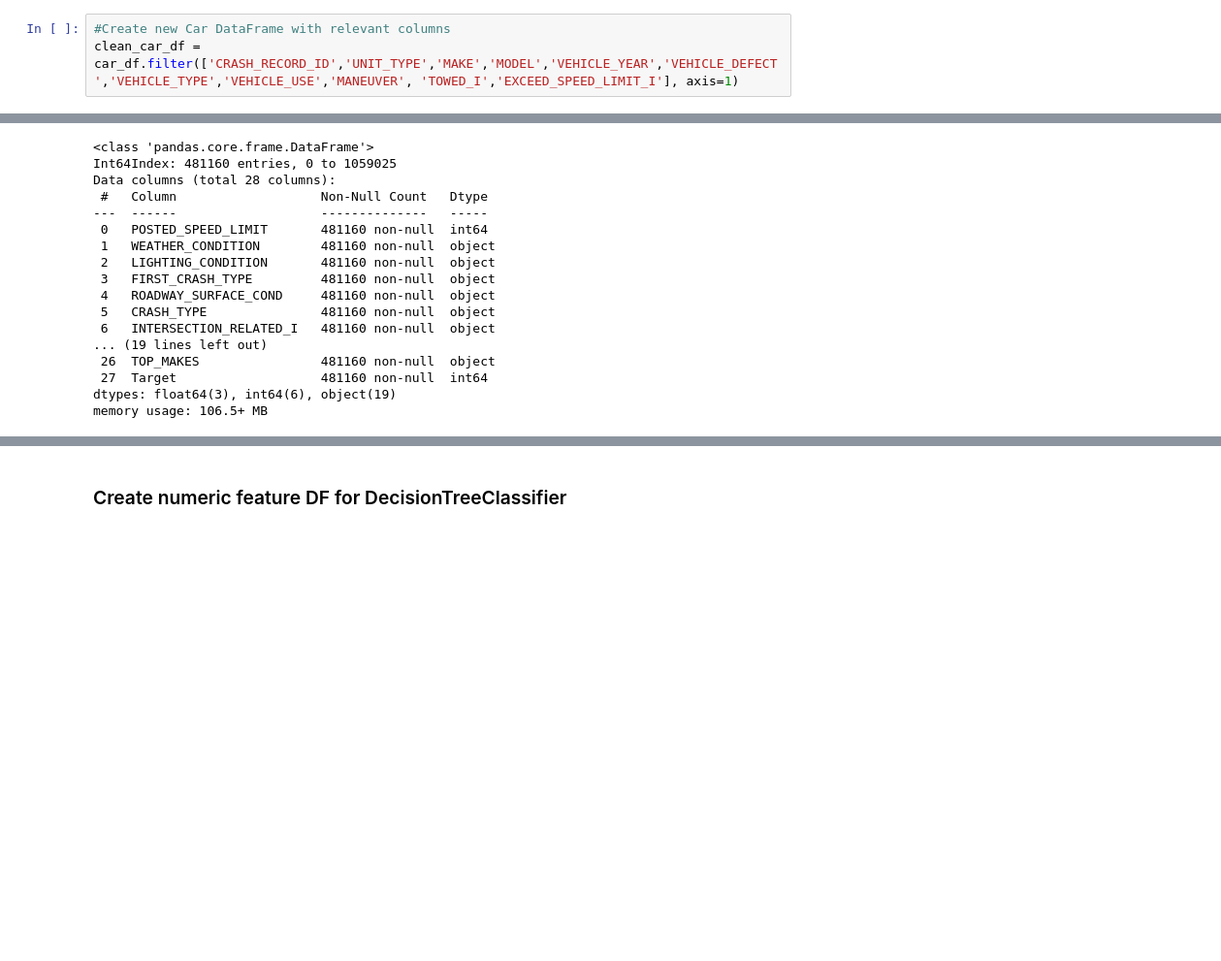
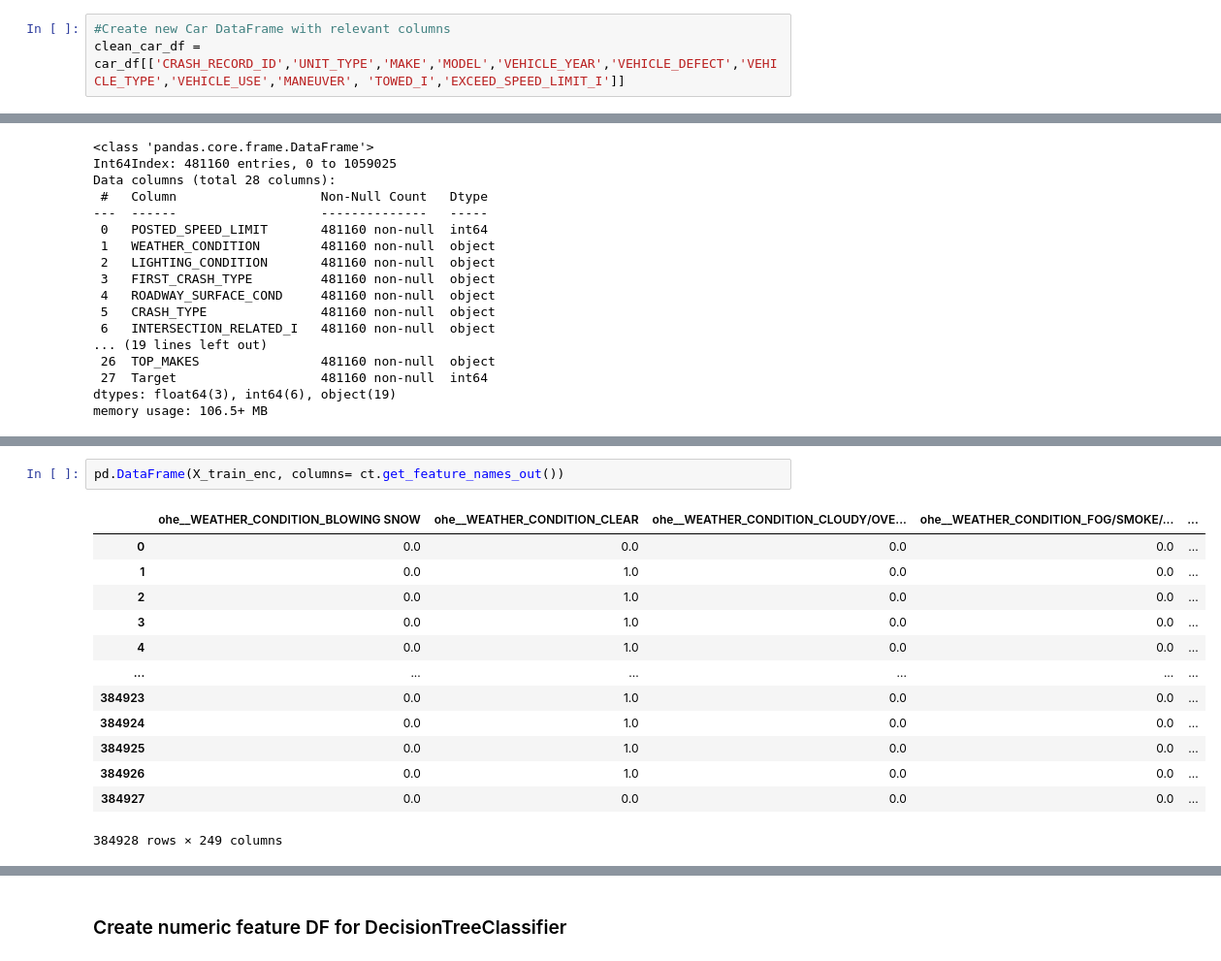
Before and after one commit to Jbruemmer/Auto_Insurance_Fraud_Project, a Jupyter notebook: Working_notebook_3.ipynb, the cells around one changed output, grey strips where cells are left out. Shown at 97% size. Drawn from its saved outputs; the diff is of its cells as text; blank space fills up the shorter version.

```diff
--- a/Working_notebook_3.ipynb
+++ b/Working_notebook_3.ipynb
@@ -140,7 +159,7 @@ car_df = pd.read_csv('data/Traffic_Crashes_-_Vehicles.csv')
 #car_df.info()
 # %%
 #Create new Car DataFrame with relevant columns
-clean_car_df = car_df.filter(['CRASH_RECORD_ID','UNIT_TYPE','MAKE','MODEL','VEHICLE_YEAR','VEHICLE_DEFECT','VEHICLE_TYPE','VEHICLE_USE','MANEUVER', 'TOWED_I','EXCEED_SPEED_LIMIT_I'], axis=1)
+clean_car_df = car_df[['CRASH_RECORD_ID','UNIT_TYPE','MAKE','MODEL','VEHICLE_YEAR','VEHICLE_DEFECT','VEHICLE_TYPE','VEHICLE_USE','MANEUVER', 'TOWED_I','EXCEED_SPEED_LIMIT_I']]
 # %%
 #clean_car_df
 # %%
@@ -265,0 +368,16 @@ memory usage: 106.5+ MB
+# %%
+pd.DataFrame(X_train_enc, columns= ct.get_feature_names_out())
+# %% [output]
+|  | ohe__WEATHER_CONDITION_BLOWING SNOW | ohe__WEATHER_CONDITION_CLEAR | ohe__WEATHER_CONDITION_CLOUDY/OVE... | ohe__WEATHER_CONDITION_FOG/SMOKE/... | ... |
+| 0 | 0.0 | 0.0 | 0.0 | 0.0 | ... |
+| 1 | 0.0 | 1.0 | 0.0 | 0.0 | ... |
+| 2 | 0.0 | 1.0 | 0.0 | 0.0 | ... |
+| 3 | 0.0 | 1.0 | 0.0 | 0.0 | ... |
+| 4 | 0.0 | 1.0 | 0.0 | 0.0 | ... |
+| ... | ... | ... | ... | ... | ... |
+| 384923 | 0.0 | 1.0 | 0.0 | 0.0 | ... |
+| 384924 | 0.0 | 1.0 | 0.0 | 0.0 | ... |
+| 384925 | 0.0 | 1.0 | 0.0 | 0.0 | ... |
+| 384926 | 0.0 | 1.0 | 0.0 | 0.0 | ... |
+| 384927 | 0.0 | 0.0 | 0.0 | 0.0 | ... |
+384928 rows × 249 columns
```
Also changed, not shown: parts of 40 cells of this notebook.
